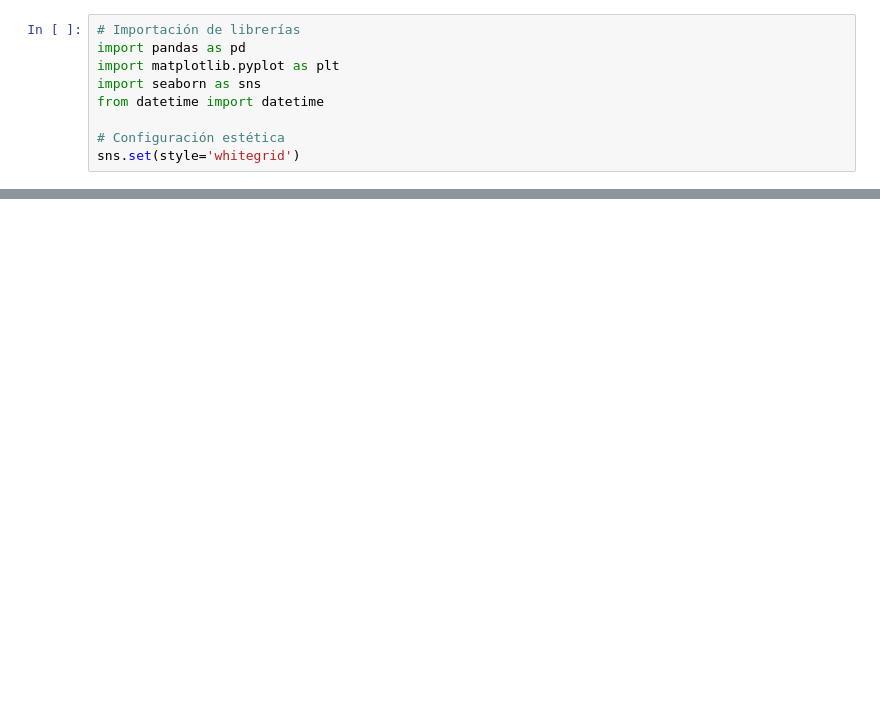
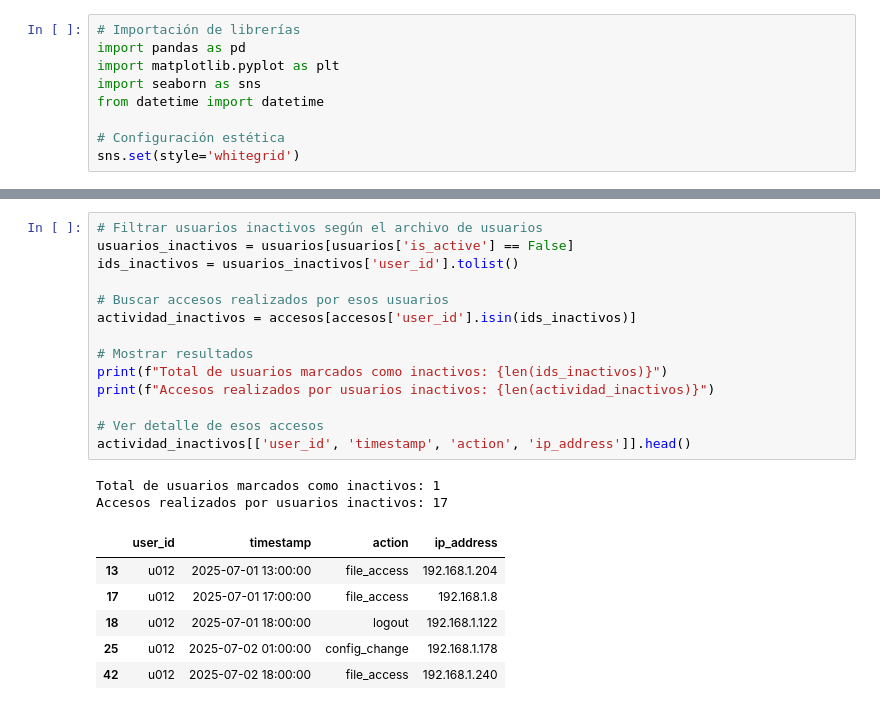
Before and after one commit to jordicapsi/auditoria-it-simulada, a Jupyter notebook: auditoria_accesos.ipynb, the cells around one changed output, grey strips where cells are left out. Drawn from its saved outputs; the diff is of its cells as text; blank space fills up the shorter version.

```diff
--- a/auditoria_accesos.ipynb
+++ b/auditoria_accesos.ipynb
@@ -38,0 +102,23 @@ fallos_login['user_id'].value_counts().head()
+# %%
+# Filtrar usuarios inactivos según el archivo de usuarios
+usuarios_inactivos = usuarios[usuarios['is_active'] == False]
+ids_inactivos = usuarios_inactivos['user_id'].tolist()
+
+# Buscar accesos realizados por esos usuarios
+actividad_inactivos = accesos[accesos['user_id'].isin(ids_inactivos)]
+
+# Mostrar resultados
+print(f"Total de usuarios marcados como inactivos: {len(ids_inactivos)}")
+print(f"Accesos realizados por usuarios inactivos: {len(actividad_inactivos)}")
+
+# Ver detalle de esos accesos
+actividad_inactivos[['user_id', 'timestamp', 'action', 'ip_address']].head()
+# %% [output]
+Total de usuarios marcados como inactivos: 1
+Accesos realizados por usuarios inactivos: 17
+|  | user_id | timestamp | action | ip_address |
+| 13 | u012 | 2025-07-01 13:00:00 | file_access | 192.168.1.204 |
+| 17 | u012 | 2025-07-01 17:00:00 | file_access | 192.168.1.8 |
+| 18 | u012 | 2025-07-01 18:00:00 | logout | 192.168.1.122 |
+| 25 | u012 | 2025-07-02 01:00:00 | config_change | 192.168.1.178 |
+| 42 | u012 | 2025-07-02 18:00:00 | file_access | 192.168.1.240 |
```
Also changed, not shown: parts of 17 cells of this notebook.
